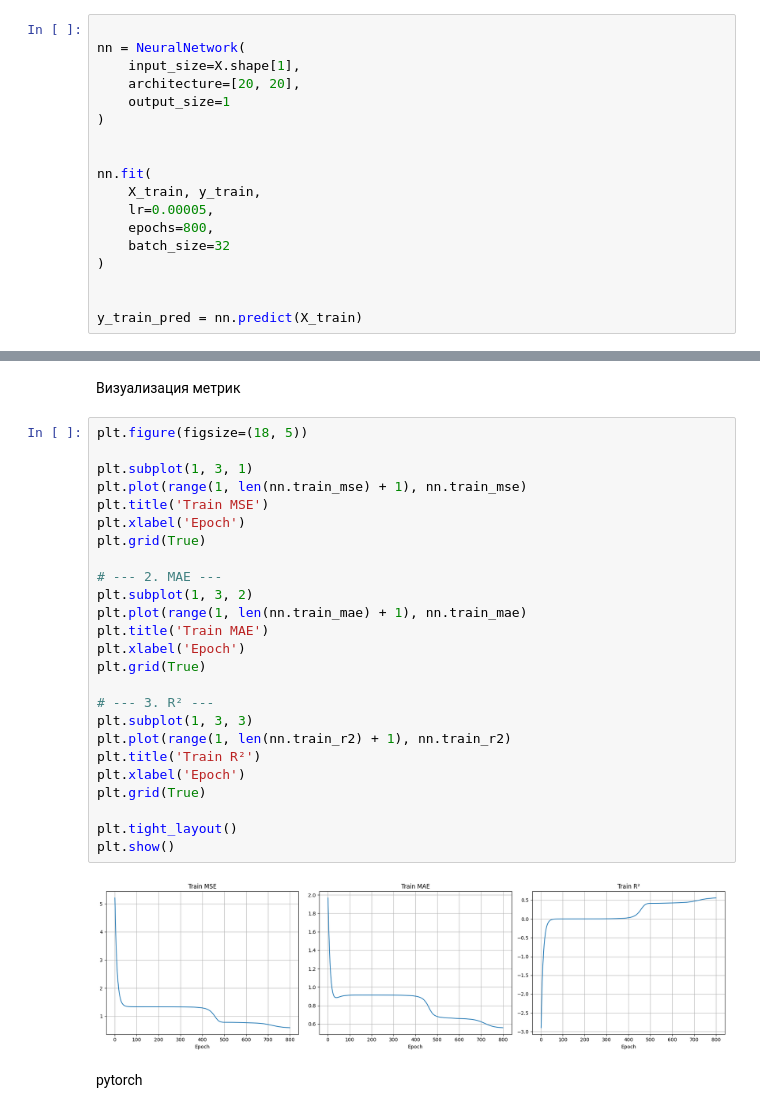
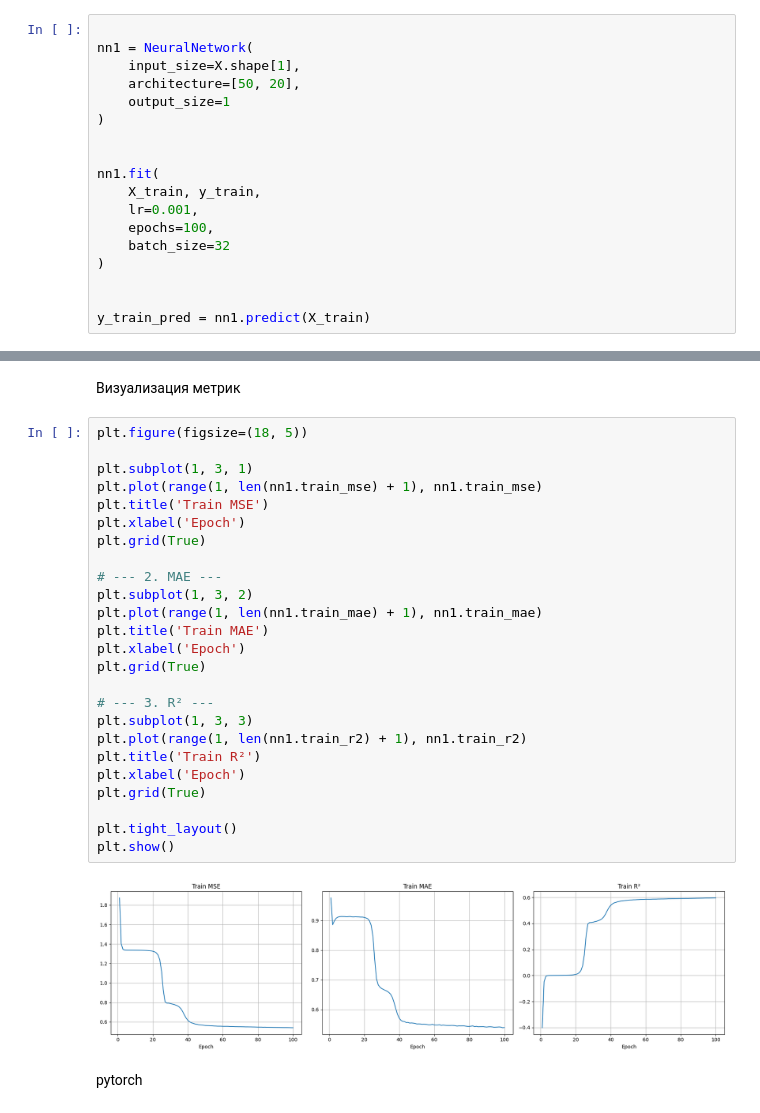
Before and after one commit to iMba-I/Labs, a Jupyter notebook: Lab2.ipynb, the cells around one changed output, grey strips where cells are left out. Drawn from its saved outputs; the diff is of its cells as text.

```diff
--- a/Lab2.ipynb
+++ b/Lab2.ipynb
@@ -121,20 +121,20 @@ X_train, X_test, y_train, y_test = train_test_split(
 Создание и обучение модели
 # %%
 
-nn = NeuralNetwork(
+nn1 = NeuralNetwork(
     input_size=X.shape[1],
-    architecture=[20, 20],
+    architecture=[50, 20],
     output_size=1
 )
 
 
-nn.fit(
+nn1.fit(
     X_train, y_train,
-    lr=0.00005,
-    epochs=800,
+    lr=0.001,
+    epochs=100,
     batch_size=32
 )
 
 
-y_train_pred = nn.predict(X_train)
+y_train_pred = nn1.predict(X_train)
 # %% [output]
@@ -178,30 +172,30 @@ plt.show()
 # %%
 plt.figure(figsize=(18, 5))
 
 plt.subplot(1, 3, 1)
-plt.plot(range(1, len(nn.train_mse) + 1), nn.train_mse)
+plt.plot(range(1, len(nn1.train_mse) + 1), nn1.train_mse)
 plt.title('Train MSE')
 plt.xlabel('Epoch')
 plt.grid(True)
 
 # --- 2. MAE ---
 plt.subplot(1, 3, 2)
-plt.plot(range(1, len(nn.train_mae) + 1), nn.train_mae)
+plt.plot(range(1, len(nn1.train_mae) + 1), nn1.train_mae)
 plt.title('Train MAE')
 plt.xlabel('Epoch')
 plt.grid(True)
 
 # --- 3. R² ---
 plt.subplot(1, 3, 3)
-plt.plot(range(1, len(nn.train_r2) + 1), nn.train_r2)
+plt.plot(range(1, len(nn1.train_r2) + 1), nn1.train_r2)
 plt.title('Train R²')
 plt.xlabel('Epoch')
 plt.grid(True)
 
 plt.tight_layout()
 plt.show()
 # %% [output]
-[figure, old version]
+[figure, new version]
 # %% [markdown]
 pytorch
 # %%
```
Also changed, not shown: parts of 11 cells of this notebook.
